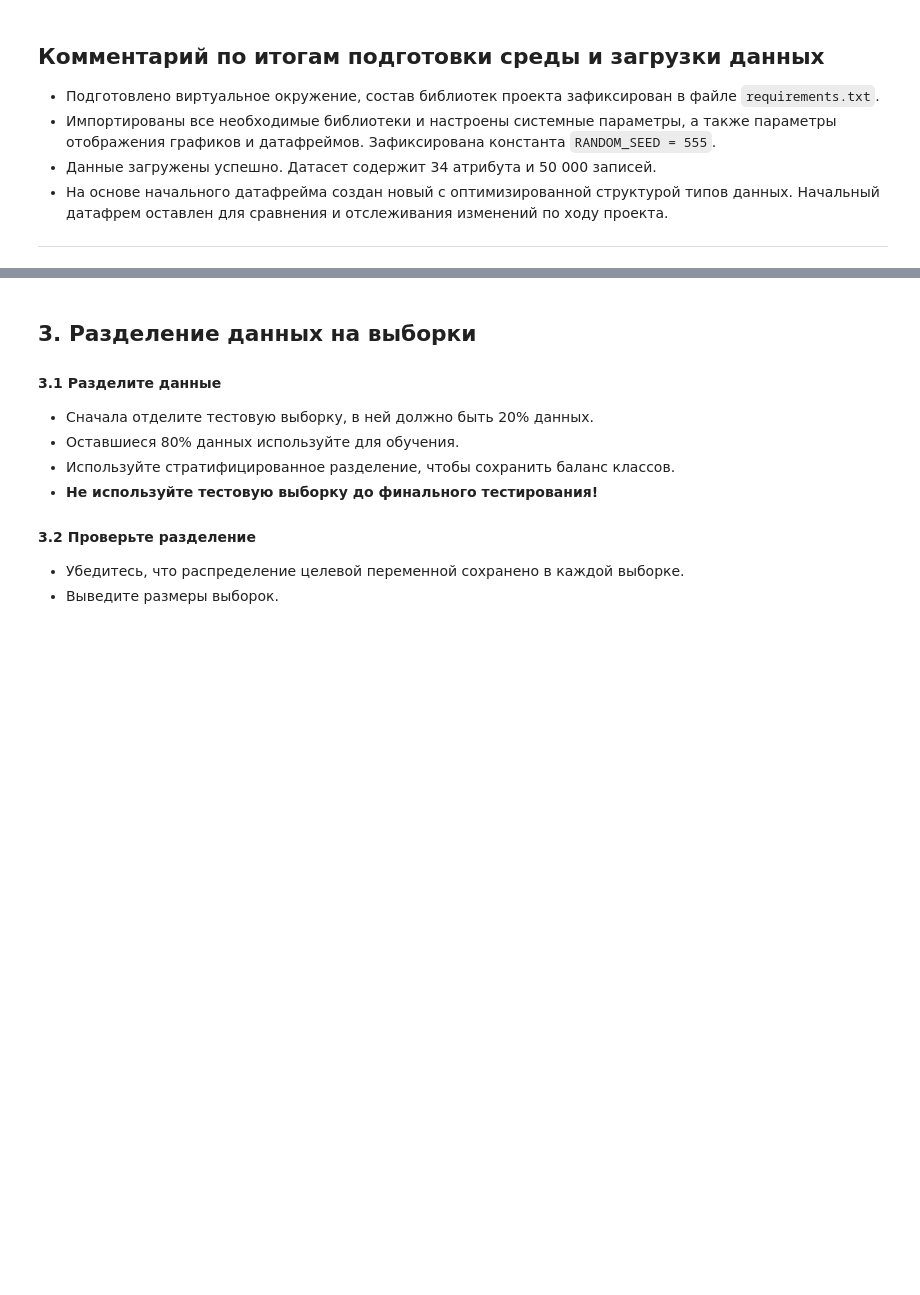
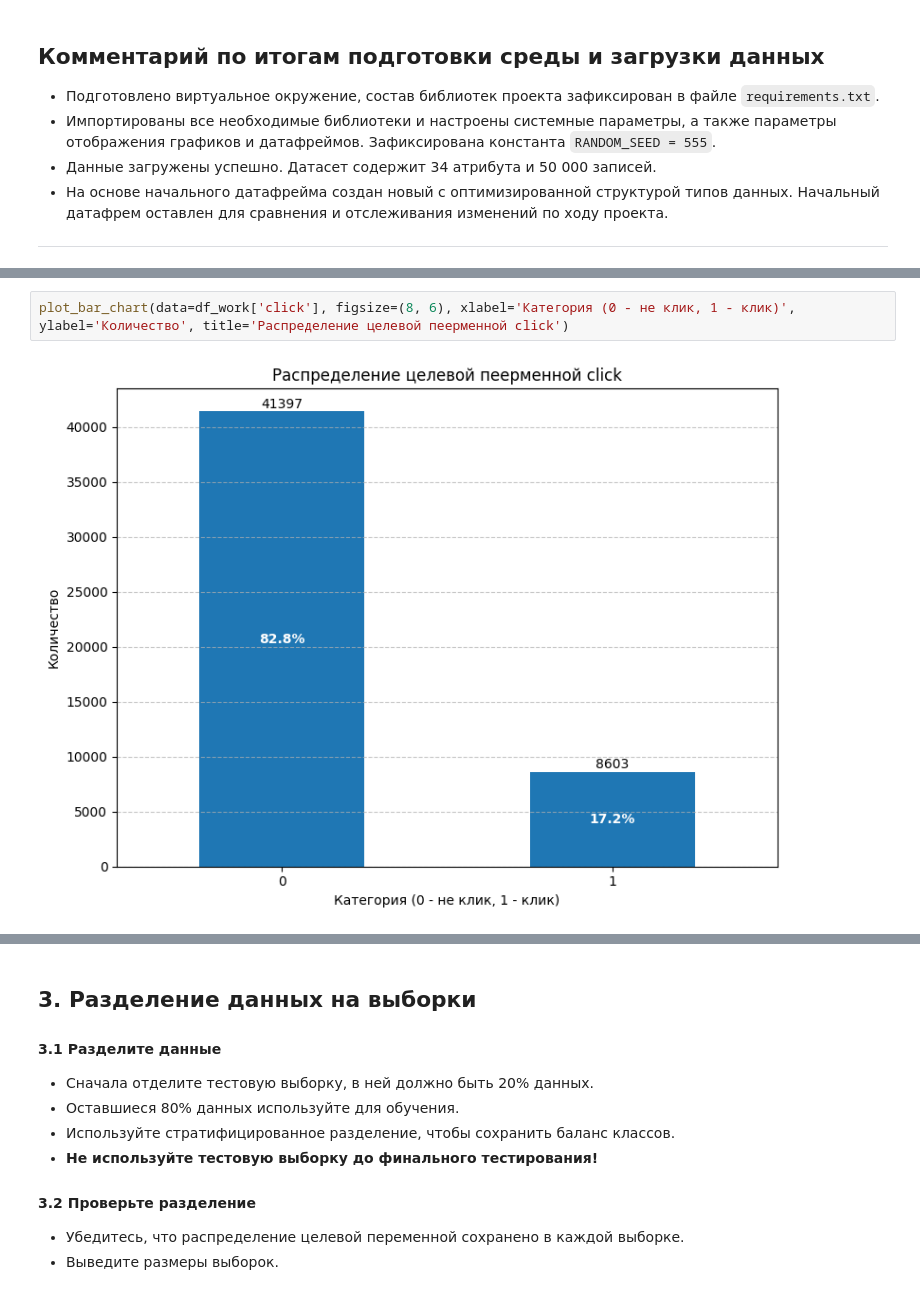
Before and after one commit to TemaQDX/sprint_12_project_advandex, a Jupyter notebook: sprint_12_project_advandex_Artem_Burov.ipynb, the cells around one changed output, grey strips where cells are left out. Drawn from its saved outputs; the diff is of its cells as text; blank space fills up the shorter version.

```diff
--- a/sprint_12_project_advandex_Artem_Burov.ipynb
+++ b/sprint_12_project_advandex_Artem_Burov.ipynb
@@ -247,0 +379,4 @@ ___
+# %%
+plot_bar_chart(data=df_work['click'], figsize=(8, 6), xlabel='Категория (0 - не клик, 1 - клик)', ylabel='Количество', title='Распределение целевой пеерменной click')
+# %% [output]
+[figure, added]
```
Also changed, not shown: parts of 25 cells of this notebook.
